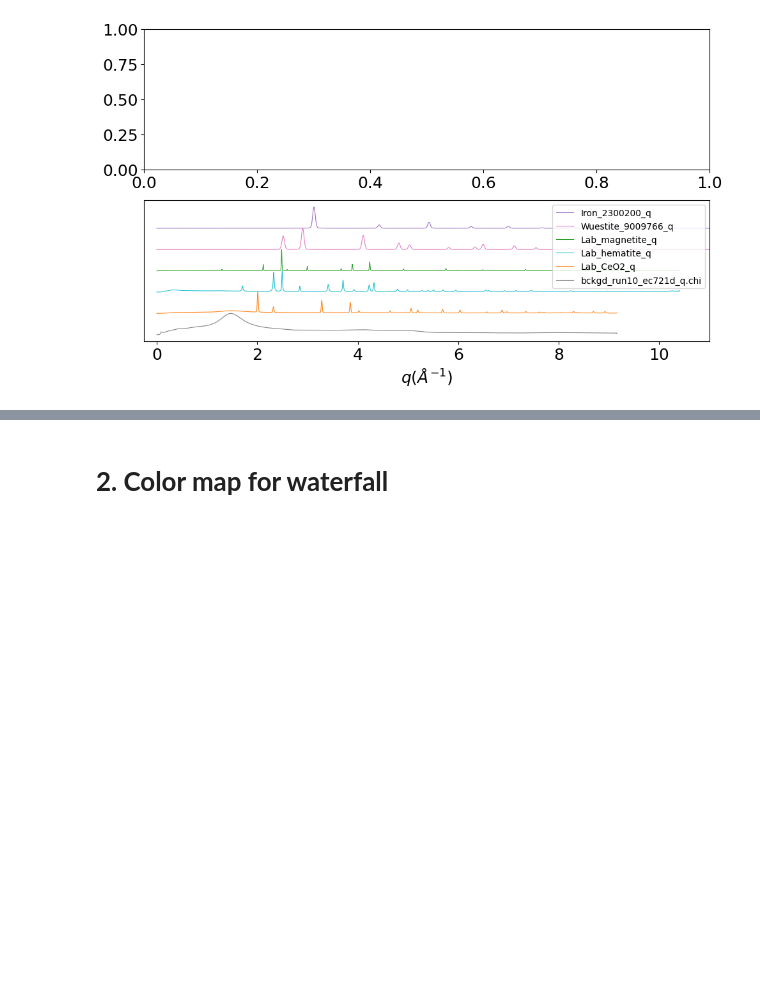
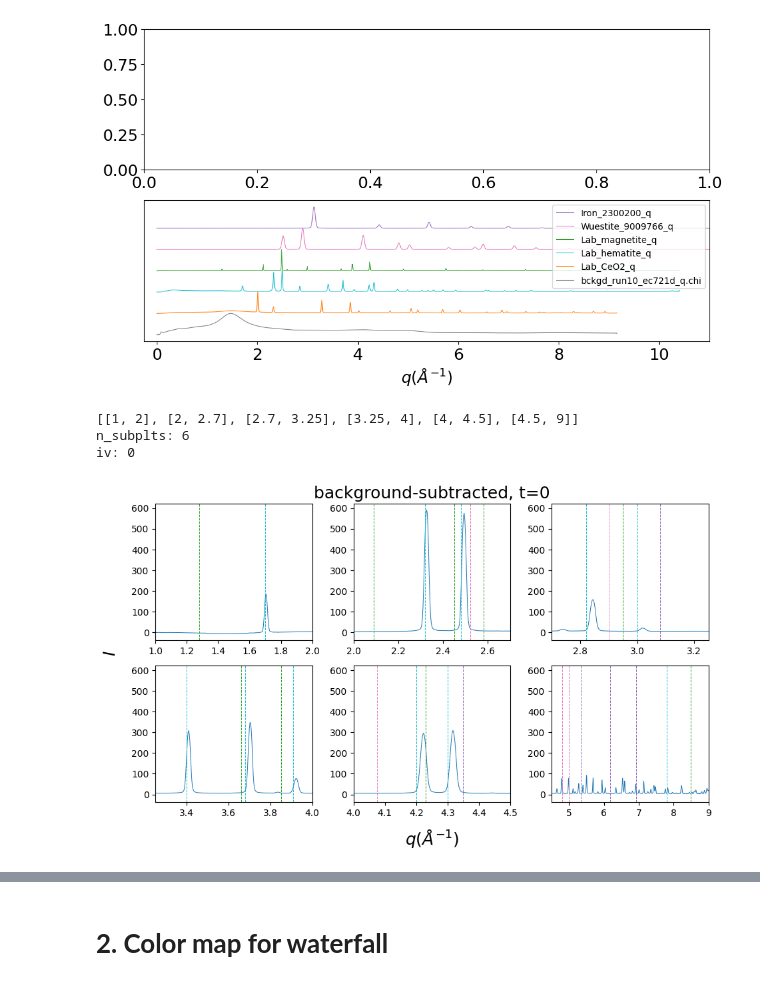
Before and after one commit to lmoghimi/personal-processing, a Jupyter notebook: 20250302_offsite_analysis.ipynb, the cells around one changed output, grey strips where cells are left out. Drawn from its saved outputs; the diff is of its cells as text; code cells hidden in the pictures; blank space fills up the shorter version.

```diff
--- a/20250302_offsite_analysis.ipynb
+++ b/20250302_offsite_analysis.ipynb
@@ -1993,3 +2021,65 @@ frames= [1, 2, 3, 4, 5, 6, 7, 8, 9, 10, 11, 12, 13, 14, 15, 16, 17, 18, 19, 20,
 Imax = 509.6553421020508
 Saved all frames to  /content/drive/Shareddrives/Extraction_Subgroup_Data/NSLS-II_202503/user_analysis/xrd_movies/run36_H2pyrom_mov_2025-07-24_005856
 [figure]
+# %%
+#@title Data in subplots: single frame
+########################### generate subplots ##################################
+subplt_ranges = []
+for index, value in enumerate(subplt_bounds):
+    if index > 0:
+        entry = [subplt_bounds[index-1], subplt_bounds[index]]
+        subplt_ranges.append(entry)
+print(subplt_ranges)
+n_subplts = len(subplt_bounds)-1
+print('n_subplts:',n_subplts)
+#for 6 subplots:
+rows=2
+columns=3
+row_idxs = np.array(range(0, rows, 1))
+row_idxs = [int(x) for x in row_idxs]
+column_idxs = np.array(range(0, columns, 1))
+column_idxs = [int(x) for x in column_idxs]
+fig, ax = plt.subplots(rows,columns,figsize=figsize, tight_layout=True) #gridspec_kw={'height_ratios': [3,1]}
+
+### set the bounds ###
+subplt_idx = 0
+for i in row_idxs:
+    for j in column_idxs:
+        # print('subplt_idx:', subplt_idx)
+        subplt_pos = [i,j]
+        # print('subplot position:', subplt_pos)
+        ax[i,j].set_xlim(subplt_ranges[subplt_idx])
+        subplt_idx = subplt_idx + 1
+
+### create a big axis and hide the frame ###
+fig.add_subplot(111, frameon=False)
+plt.tick_params(labelcolor='none', which='both', top=False, bottom=False, left=False, right=False)
+
+plt.xlabel(r'$q  ({\AA}^{-1})$', fontsize=fs)
+plt.ylabel(r'$I$', fontsize=fs)
+plt.title('background-subtracted', fontsize=fs)
+plt.tick_params(labelsize=fs)
+plt.tick_params(labelsize=fs)
+
+
+###########################   plot the time series     ##################################
+iv = 0 #set the scan number here
+    # for iv, timestamp in enumerate(raw_data_save_all[:, 0, 0]):
+print('iv:',iv)
+timestamp_num = iv+1
+rawdata = raw_data_save_all[iv, :, :]
+q = rawdata[:, 0]
+I_plot = bkgdsub_data_save_all[iv,:]
+
+subplt_idx = 0
+for i in row_idxs:
+    for j in column_idxs:
+        subplt_pos = [i,j]
+        ax[i,j].plot(q, I_plot, linewidth = lw)
+        plot_ref_pos_eachphase(ax[i,j],fe_est_q_vals,w_est_q_vals,m_est_q_vals,h_est_q_vals,line_style,lw)
+        subplt_idx = subplt_idx + 1
+# %% [output]
+[[1, 2], [2, 2.7], [2.7, 3.25], [3.25, 4], [4, 4.5], [4.5, 9]]
+n_subplts: 6
+iv: 0
+[figure, added]
```
Also changed, not shown: parts of 7 cells of this notebook.
